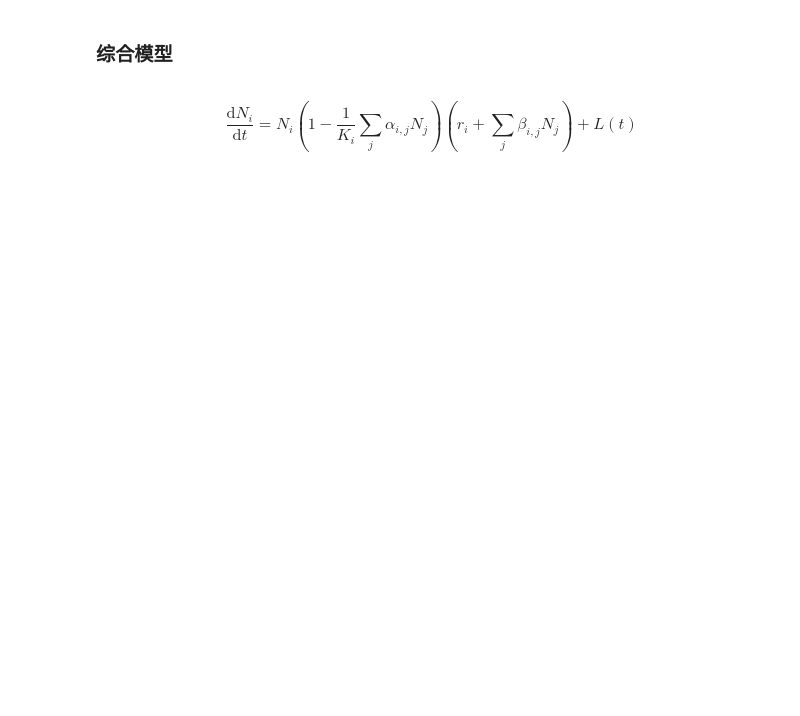
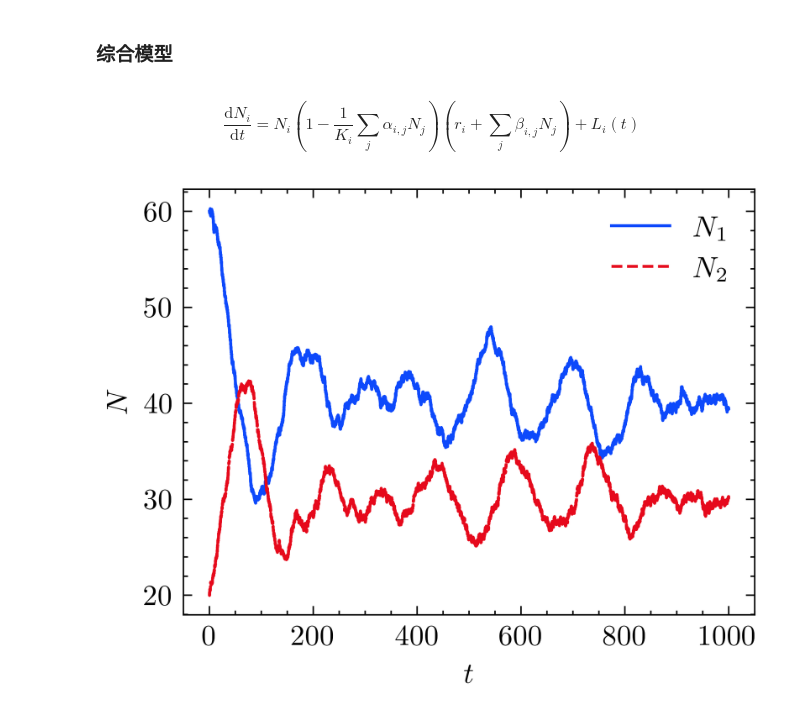
Before and after one commit to chengzi-2333/ecosystem-modeling, a Jupyter notebook: data/models.ipynb, the cells around one changed output. Saved outputs shown, nothing was run; the diff lists cells and outputs as text; code cells hidden in the pictures; blank space fills up the shorter version.

Commit message:
general model

```diff
--- a/data/models.ipynb
+++ b/data/models.ipynb
@@ -131,7 +115,27 @@ plot(sol, "lotka-volterra-predation")  # TODO: legend position
 ### 综合模型
 # %% [markdown]
 $$
-\frac{\mathrm{d} N_i}{\mathrm{d} t} = N_i (1 - \frac{1}{K_i} \sum_{j} \alpha_{i,j} N_j) (r_i + \sum_{j} \beta_{i,j} N_j) + L(t)
+\frac{\mathrm{d} N_i}{\mathrm{d} t} = N_i (1 - \frac{1}{K_i} \sum_{j} \alpha_{i,j} N_j) (r_i + \sum_{j} \beta_{i,j} N_j) + L_i(t)
 $$
 # %%
-# TODO: general model
+general = lambda i, t, N, r, K, alpha, beta, L: N[i] * (1 - np.dot(alpha[i], N) / K[i]) * (r[i] + np.dot(beta[i], N)) + L[i](t)
+
+# TODO: more data
+t_span = (0, 1000)
+y0 = [60, 20]
+r = (0.1, -0.1)
+k = (100, 150)
+alpha = (
+    [1, 2],
+    [3, 1]
+)
+beta = (
+    [0, -0.001],
+    [0.001, 0],
+)
+L = (lambda t: (random.random() - 0.5) * 10,) * 2
+
+sol = solve_ivp(eqs(general, len(y0)), t_span, y0, args=(r, k, alpha, beta, L), max_step=0.01)
+plot(sol, "general")
+# %% [output]
+[figure, added]
```
Also changed, not shown: parts of 7 cells of this notebook, 6 other files.
